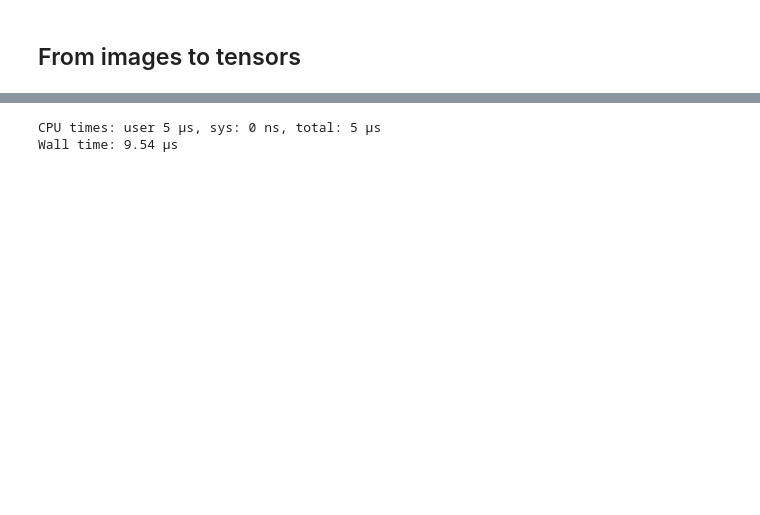
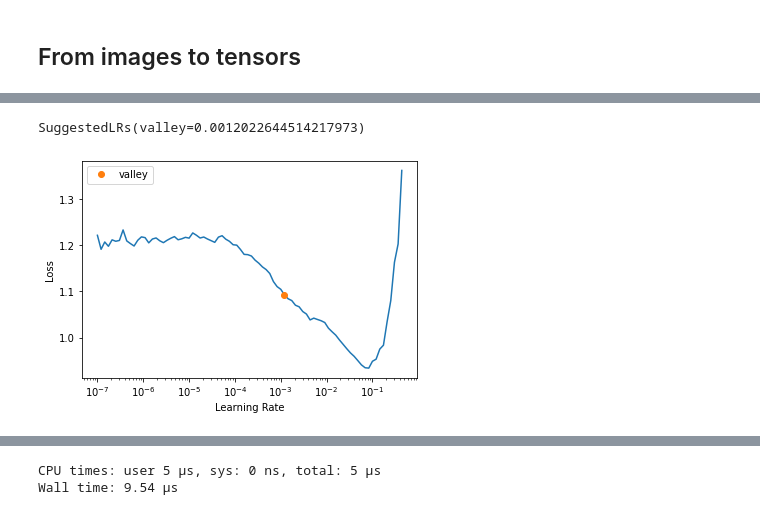
Before and after one commit to lewtun/dl4phys, a Jupyter notebook: lecture04.ipynb, the cells around one changed output, grey strips where cells are left out. Saved outputs shown, nothing was run; the diff lists cells and outputs as text; code cells hidden in the pictures; blank space fills up the shorter version.

```diff
--- a/lecture04.ipynb
+++ b/lecture04.ipynb
@@ -178,0 +199,8 @@ images_ds["train"][0]["image"]
+# %%
+train_ds = get_dataset(images_ds["train"], 500_000)
+valid_ds = get_dataset(images_ds["validation"], 50_000)
+# %%
+train_dl = DataLoader(train_ds, bs=128, shuffle=True)
+valid_dl = DataLoader(valid_ds, bs=128)
+# %%
+dls = DataLoaders(train_dl, valid_dl)
@@ -178,0 +211,10 @@ images_ds["train"][0]["image"]
+# %%
+learn = vision_learner(
+    dls,
+    resnet34,
+    metrics=[accuracy, RocAucBinary()],
+    n_in=1,
+    n_out=2,
+    normalize=False,
+    loss_func=F.cross_entropy,
+)
@@ -178,0 +223,3 @@ images_ds["train"][0]["image"]
+# %%
+learn.lr_find()
+# %% [output]
@@ -178,0 +227,2 @@ images_ds["train"][0]["image"]
+SuggestedLRs(valley=0.0012022644514217973)
+[figure, added]
```
Also changed, not shown: parts of 17 cells of this notebook.
